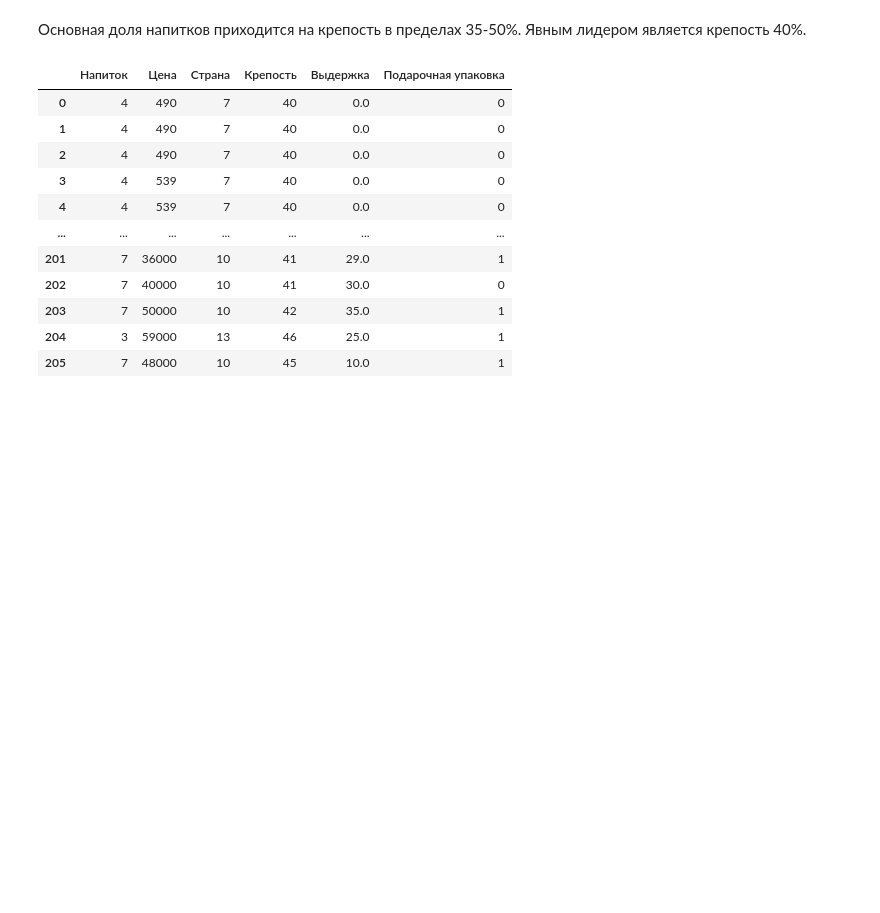
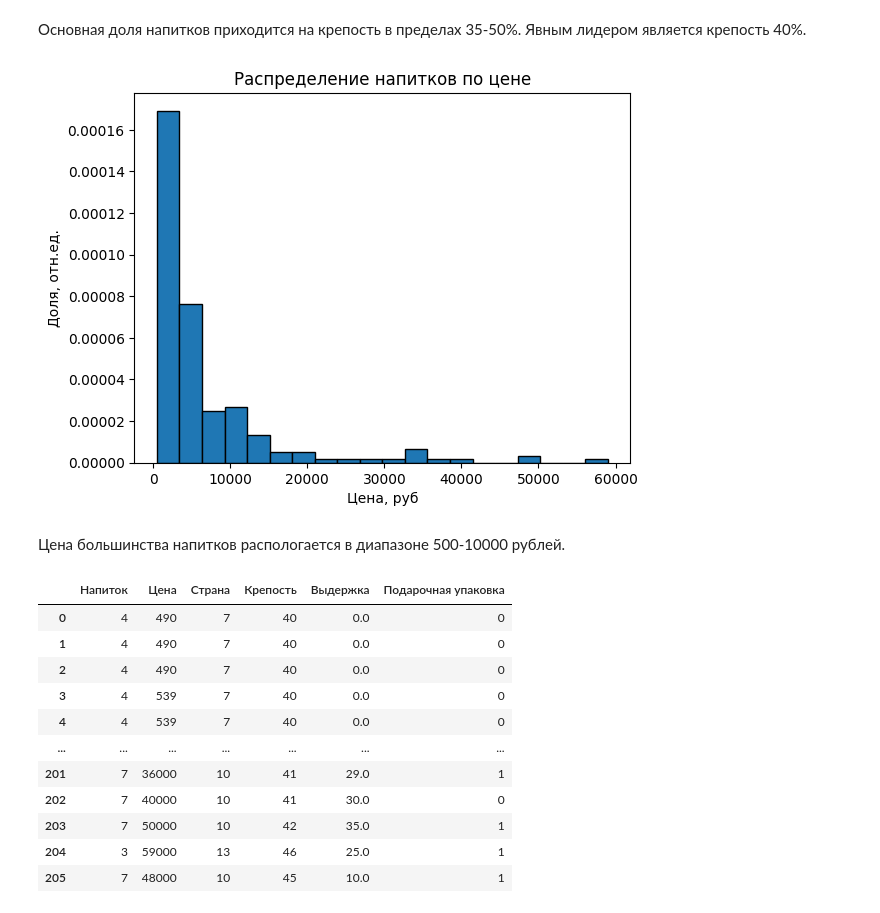
Before and after one commit to avkolchin1995/Spirits-Clustering, a Jupyter notebook: Spirits-Clustering.ipynb, the cells around one changed output. Saved outputs shown, nothing was run; the diff lists cells and outputs as text; code cells hidden in the pictures; blank space fills up the shorter version.

```diff
--- a/Spirits-Clustering.ipynb
+++ b/Spirits-Clustering.ipynb
@@ -143,5 +143,17 @@ plt.show()
 # %% [markdown]
 Основная доля напитков приходится на крепость в пределах 35-50%. Явным лидером является крепость 40%.
+# %%
+# Распределение напитков по цене
+hist, bins = np.histogram(df['Цена'].to_numpy(), bins=20)
+plt.hist(df['Цена'].to_numpy(), bins=bins, density=True, edgecolor='black', linewidth=1)
+plt.title('Распределение напитков по цене')
+plt.xlabel('Цена, руб')
+plt.ylabel('Доля, отн.ед.')
+plt.show()
+# %% [output]
+[figure, added]
+# %% [markdown]
+Цена большинства напитков распологается в диапазоне 500-10000 рублей.
 # %%
 # Разметка текстовых данных в таблице
 le = LabelEncoder()
```
Also changed, not shown: parts of 2 cells of this notebook.
